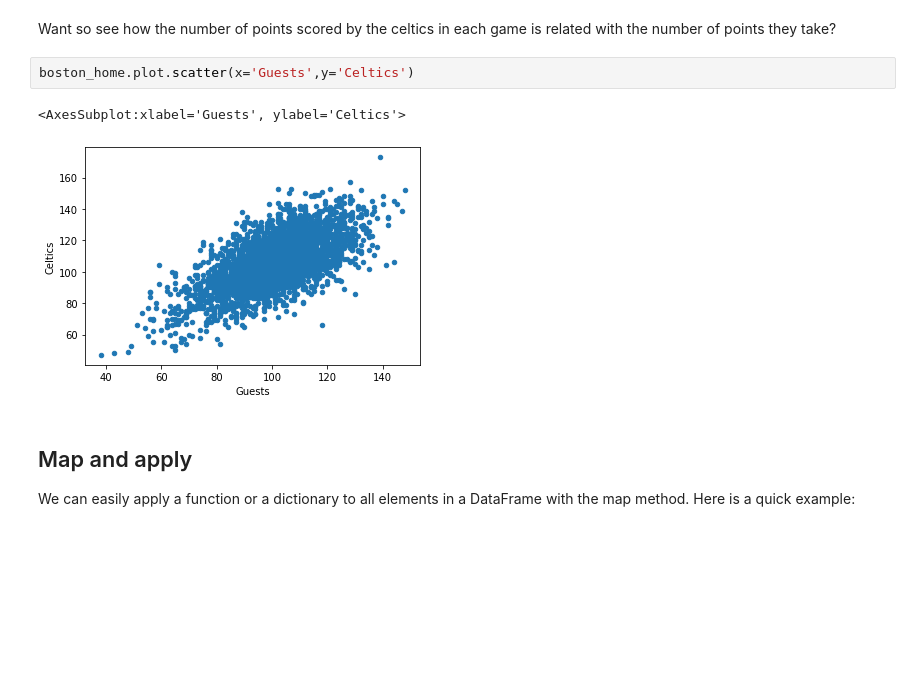
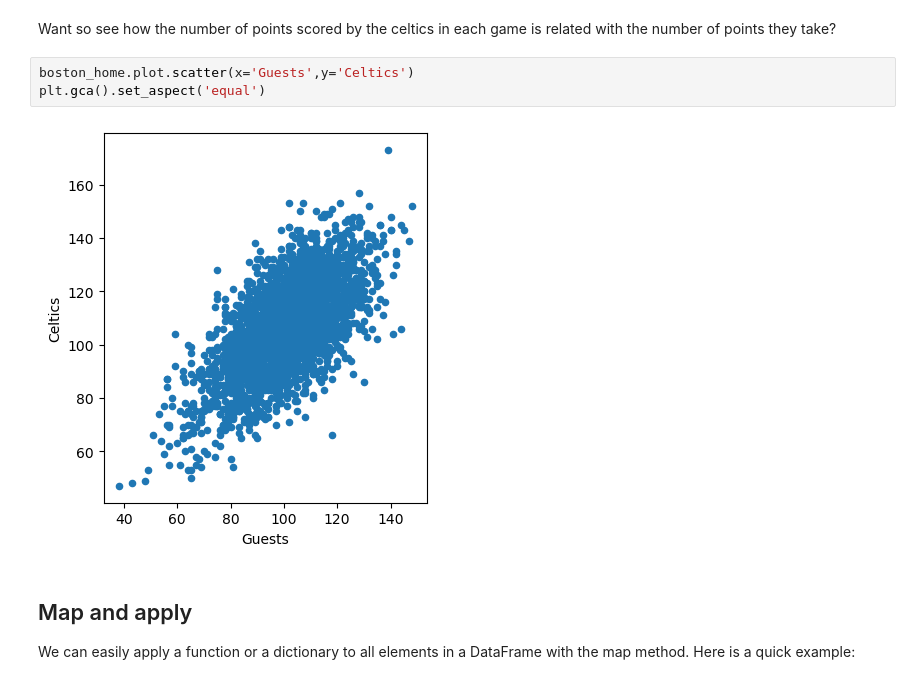
Before and after one commit to Levine-Lab-Northeastern/Python-Tutorial, a Jupyter notebook: python-tutorial-L5-Pandas.ipynb, the cells around one changed output. Drawn from its saved outputs; the diff is of its cells as text; blank space fills up the shorter version.

```diff
--- a/python-tutorial-L5-Pandas.ipynb
+++ b/python-tutorial-L5-Pandas.ipynb
@@ -306,9 +309,9 @@ boston_away.plot.hist(title='away',bins=20,alpha=0.3)
 Want so see how the number of points scored by the celtics in each game is related with the number of points they take?
 # %%
 boston_home.plot.scatter(x='Guests',y='Celtics')
+plt.gca().set_aspect('equal')
 # %% [output]
-<AxesSubplot:xlabel='Guests', ylabel='Celtics'>
-[figure, old version]
+[figure, new version]
 # %% [markdown]
 ## Map and apply
 
```
Also changed, not shown: parts of 41 cells of this notebook.
